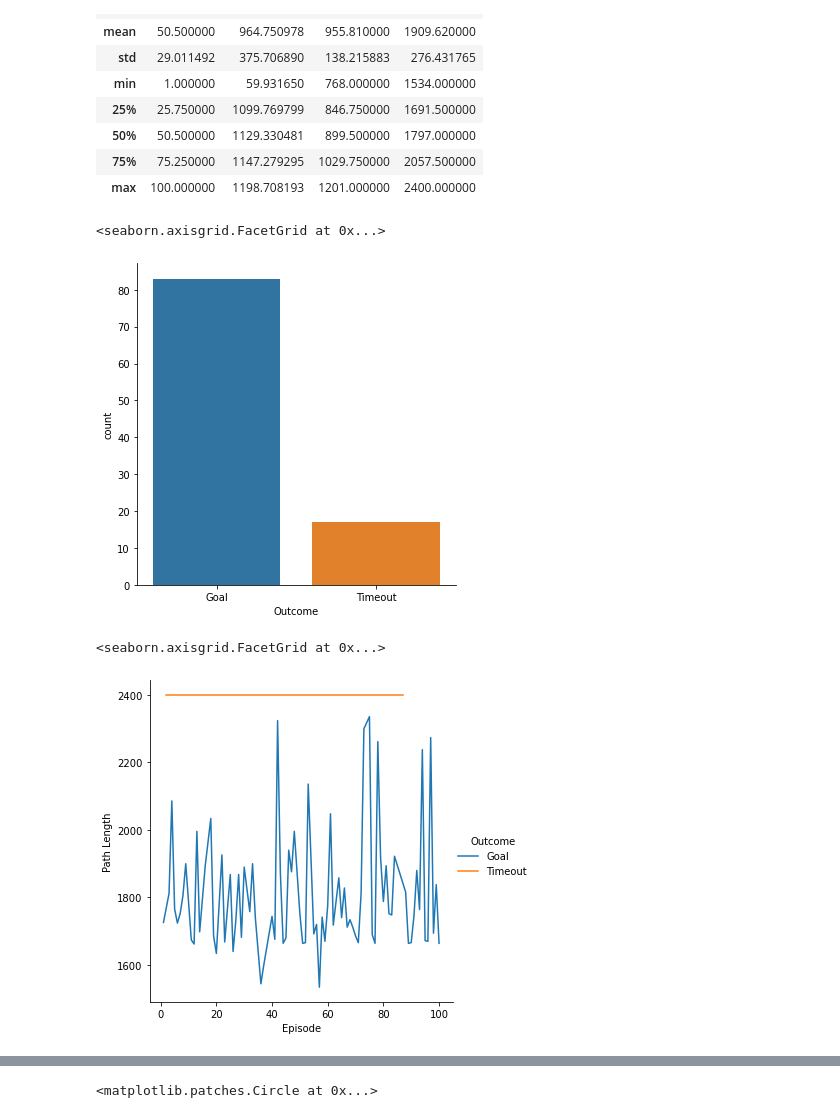
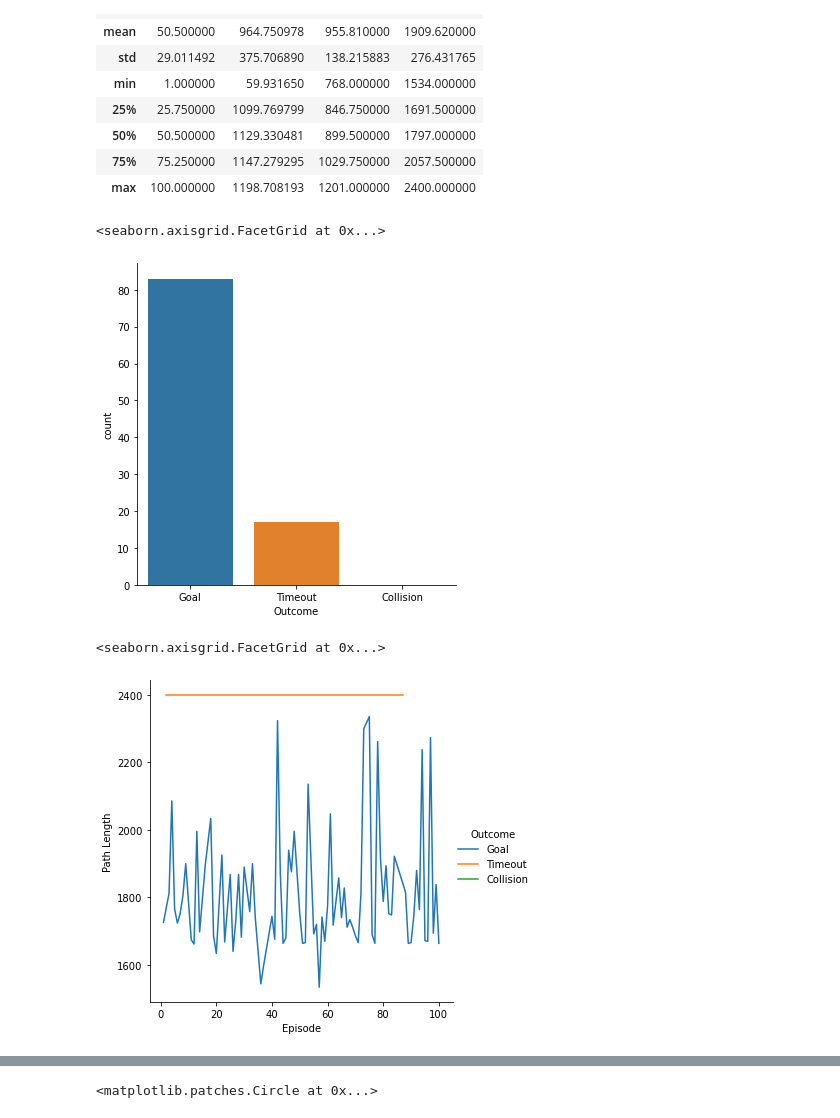
Before and after one commit to Christos-14/gym-ACAS2D, a Jupyter notebook: notebooks/simulation_ACAS2D_PPO_1048576_7_100.ipynb, the cells around one changed output, grey strips where cells are left out. Cells and saved outputs as stored; diff of their text form; code cells hidden in the pictures.

```diff
--- a/notebooks/simulation_ACAS2D_PPO_1048576_7_100.ipynb
+++ b/notebooks/simulation_ACAS2D_PPO_1048576_7_100.ipynb
@@ -100,15 +99,16 @@ simulation.describe()
 | 75% | 75.250000 | 1147.279295 | 1029.750000 | 2057.500000 |
 | max | 100.000000 | 1198.708193 | 1201.000000 | 2400.000000 |
 # %%
-sns.catplot(x="Outcome", data=simulation, kind="count")
+sns.catplot(x="Outcome", data=simulation, order=["Goal", "Timeout", "Collision"], kind="count")
 # %% [output]
 <seaborn.axisgrid.FacetGrid at 0x...>
-[figure, old version]
+[figure, new version]
 # %%
 sns.relplot(x="Episode", y="Path Length", data=simulation,
             kind ="line",
-            hue="Outcome")
+            hue="Outcome",
+            hue_order=["Goal", "Timeout", "Collision"],)
 # %% [output]
 <seaborn.axisgrid.FacetGrid at 0x...>
-[figure, old version]
+[figure, new version]
 # %%
```
Also changed, not shown: parts of 22 cells of this notebook, 16 other files.
